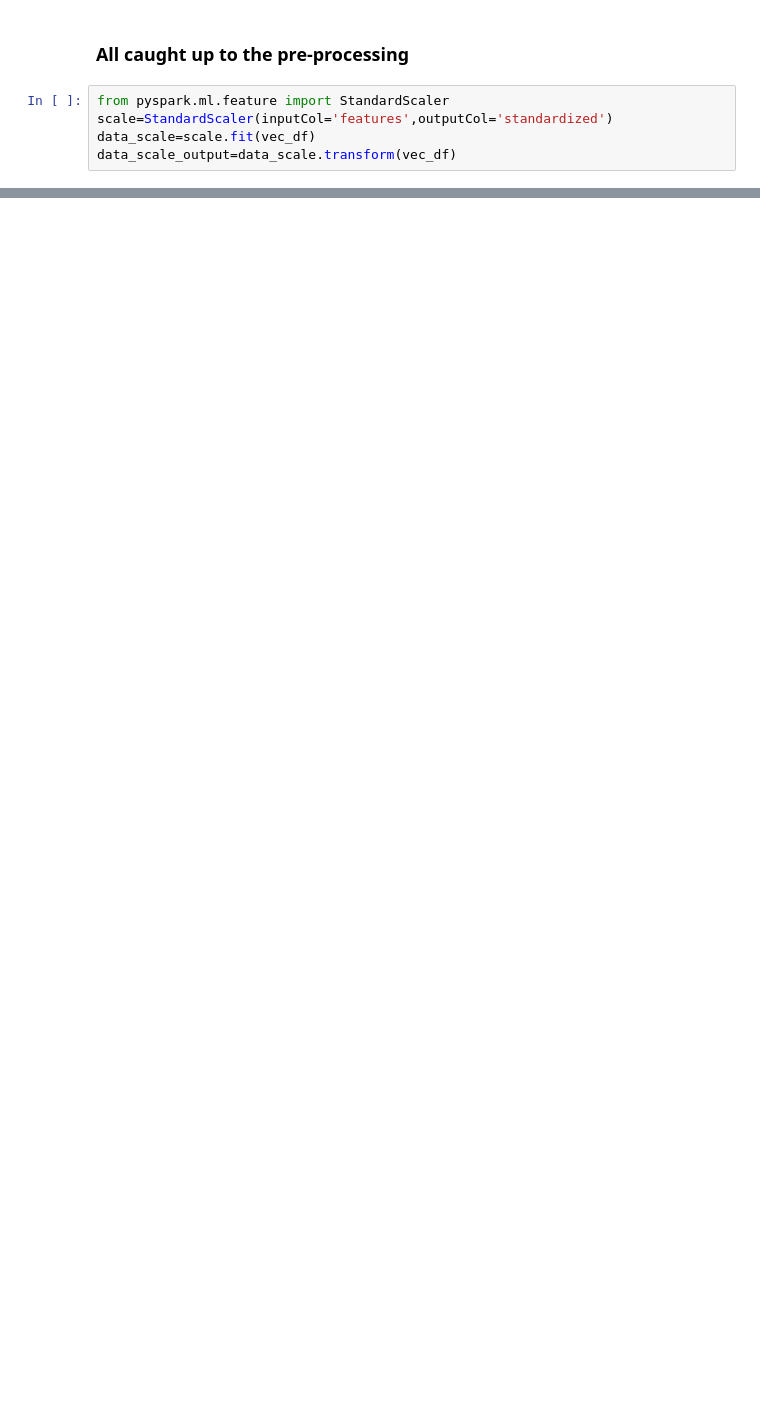
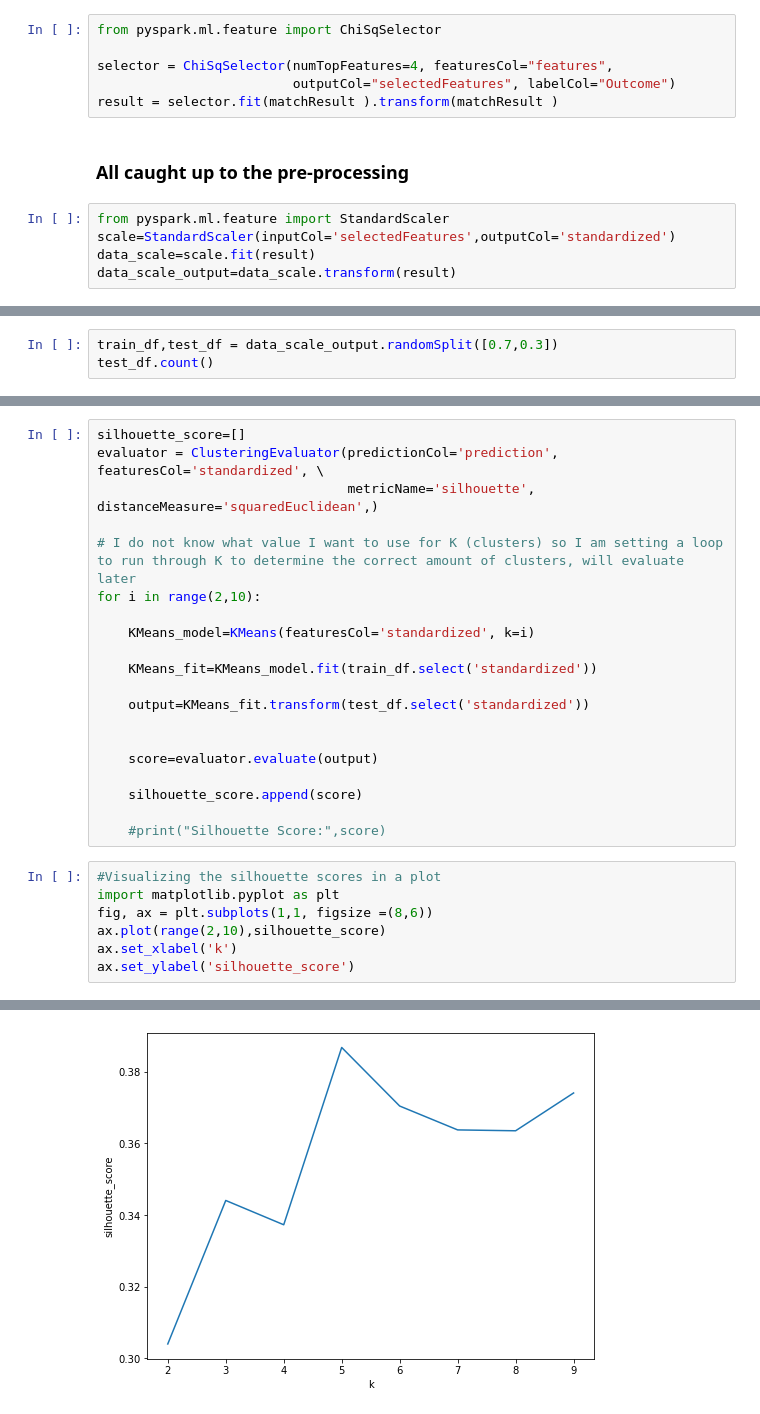
Before and after one commit to Johnsonngandjui/capstone521-data-science-project, a Jupyter notebook: notebooks/Spark_Leagues_Unsupervised.ipynb, the cells around one changed output, grey strips where cells are left out. Saved outputs shown, nothing was run; the diff lists cells and outputs as text; blank space fills up the shorter version.

Commit message:
unsupervised learning partialy complete, some visualization

```diff
--- a/notebooks/Spark_Leagues_Unsupervised.ipynb
+++ b/notebooks/Spark_Leagues_Unsupervised.ipynb
@@ -66,10 +70,16 @@ vec_df = vec_assembler.transform(df)
+# %%
+from pyspark.ml.feature import ChiSqSelector
+
+selector = ChiSqSelector(numTopFeatures=4, featuresCol="features",
+                         outputCol="selectedFeatures", labelCol="Outcome")
+result = selector.fit(matchResult ).transform(matchResult )
 # %% [markdown]
 ### All caught up to the pre-processing
 # %%
 from pyspark.ml.feature import StandardScaler
-scale=StandardScaler(inputCol='features',outputCol='standardized')
-data_scale=scale.fit(vec_df)
-data_scale_output=data_scale.transform(vec_df)
+scale=StandardScaler(inputCol='selectedFeatures',outputCol='standardized')
+data_scale=scale.fit(result)
+data_scale_output=data_scale.transform(result)
 # %%
 data_scale_output.toPandas().transpose()
 # %% [output]
@@ -93,0 +102,3 @@ data_scale_output.toPandas().transpose()
+# %%
+train_df,test_df = data_scale_output.randomSplit([0.7,0.3])
+test_df.count()
@@ -93,0 +115,28 @@ data_scale_output.toPandas().transpose()
+# %%
+silhouette_score=[]
+evaluator = ClusteringEvaluator(predictionCol='prediction', featuresCol='standardized', \
+                                metricName='silhouette', distanceMeasure='squaredEuclidean',)
+
+# I do not know what value I want to use for K (clusters) so I am setting a loop to run through K to determine the correct amount of clusters, will evaluate later
+for i in range(2,10):
+
+    KMeans_model=KMeans(featuresCol='standardized', k=i)
+
+    KMeans_fit=KMeans_model.fit(train_df.select('standardized'))
+
+    output=KMeans_fit.transform(test_df.select('standardized'))
+
+
+    score=evaluator.evaluate(output)
+
+    silhouette_score.append(score)
+
+    #print("Silhouette Score:",score)
+# %%
+#Visualizing the silhouette scores in a plot
+import matplotlib.pyplot as plt
+fig, ax = plt.subplots(1,1, figsize =(8,6))
+ax.plot(range(2,10),silhouette_score)
+ax.set_xlabel('k')
+ax.set_ylabel('silhouette_score')
+# %% [output]
@@ -93,0 +144 @@ data_scale_output.toPandas().transpose()
+[figure, added]
```
Also changed, not shown: parts of 16 cells of this notebook, 1 other file.
